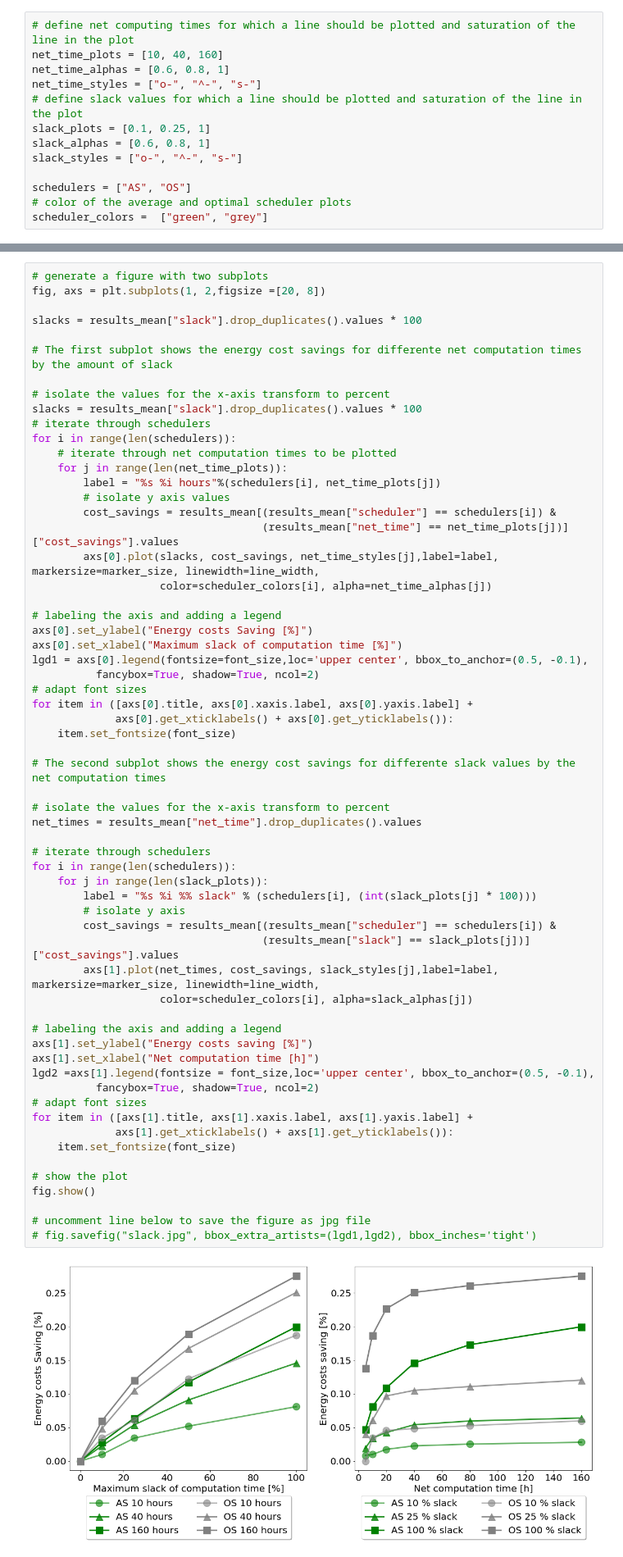
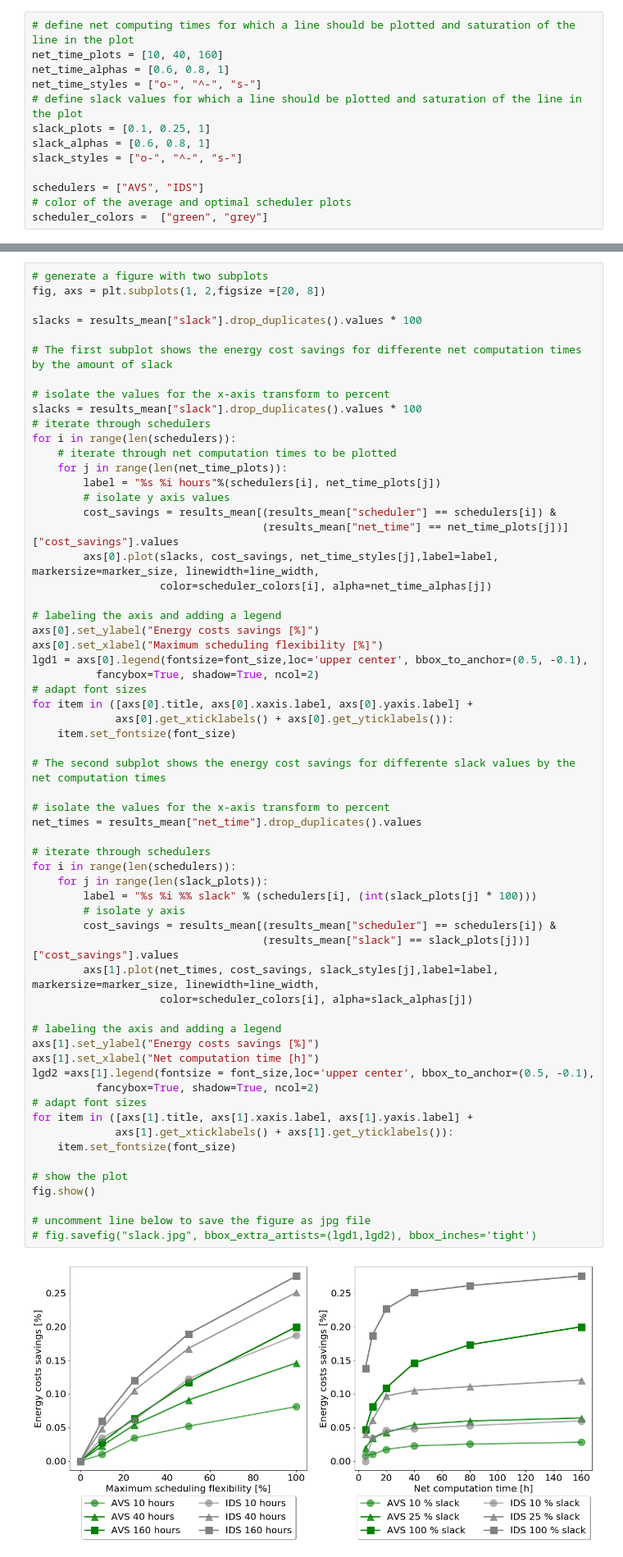
Before and after one commit to MBasalla/Principles-of-Green-Data-Science, a Jupyter notebook: Principle_3_1/principle_3_1.ipynb, the cells around one changed output, grey strips where cells are left out. Shown at 82% size. Saved outputs shown, nothing was run; the diff lists cells and outputs as text.

```diff
--- a/Principle_3_1/principle_3_1.ipynb
+++ b/Principle_3_1/principle_3_1.ipynb
@@ -211,7 +240,7 @@ slack_plots = [0.1, 0.25, 1]
 slack_alphas = [0.6, 0.8, 1]
 slack_styles = ["o-", "^-", "s-"]
 
-schedulers = ["AS", "OS"]
+schedulers = ["AVS", "IDS"]
 # color of the average and optimal scheduler plots
 scheduler_colors =  ["green", "grey"]
 # %% [markdown]
@@ -247,8 +273,8 @@ for i in range(len(schedulers)):
                     color=scheduler_colors[i], alpha=net_time_alphas[j])
 
 # labeling the axis and adding a legend
-axs[0].set_ylabel("Energy costs Saving [%]")
-axs[0].set_xlabel("Maximum slack of computation time [%]")
+axs[0].set_ylabel("Energy costs savings [%]")
+axs[0].set_xlabel("Maximum scheduling flexibility [%]")
 lgd1 = axs[0].legend(fontsize=font_size,loc='upper center', bbox_to_anchor=(0.5, -0.1),
           fancybox=True, shadow=True, ncol=2)
 # adapt font sizes
@@ -259,32 +285,32 @@ for item in ([axs[0].title, axs[0].xaxis.label, axs[0].yaxis.label] +
 # The second subplot shows the energy cost savings for differente slack values by the net computation times
 
 # isolate the values for the x-axis transform to percent
 net_times = results_mean["net_time"].drop_duplicates().values
 
 # iterate through schedulers
 for i in range(len(schedulers)):
     for j in range(len(slack_plots)):
         label = "%s %i %% slack" % (schedulers[i], (int(slack_plots[j] * 100)))
         # isolate y axis
         cost_savings = results_mean[(results_mean["scheduler"] == schedulers[i]) &
                                     (results_mean["slack"] == slack_plots[j])]["cost_savings"].values
         axs[1].plot(net_times, cost_savings, slack_styles[j],label=label, markersize=marker_size, linewidth=line_width,
                     color=scheduler_colors[i], alpha=slack_alphas[j])
 
 # labeling the axis and adding a legend
-axs[1].set_ylabel("Energy costs saving [%]")
+axs[1].set_ylabel("Energy costs savings [%]")
 axs[1].set_xlabel("Net computation time [h]")
 lgd2 =axs[1].legend(fontsize = font_size,loc='upper center', bbox_to_anchor=(0.5, -0.1),
           fancybox=True, shadow=True, ncol=2)
 # adapt font sizes
 for item in ([axs[1].title, axs[1].xaxis.label, axs[1].yaxis.label] +
              axs[1].get_xticklabels() + axs[1].get_yticklabels()):
     item.set_fontsize(font_size)
 
 # show the plot
 fig.show()
 
 # uncomment line below to save the figure as jpg file
 # fig.savefig("slack.jpg", bbox_extra_artists=(lgd1,lgd2), bbox_inches='tight')
 # %% [output]
-[figure, old version]
+[figure, new version]
```
Also changed, not shown: parts of 14 cells of this notebook, 2 other files.
